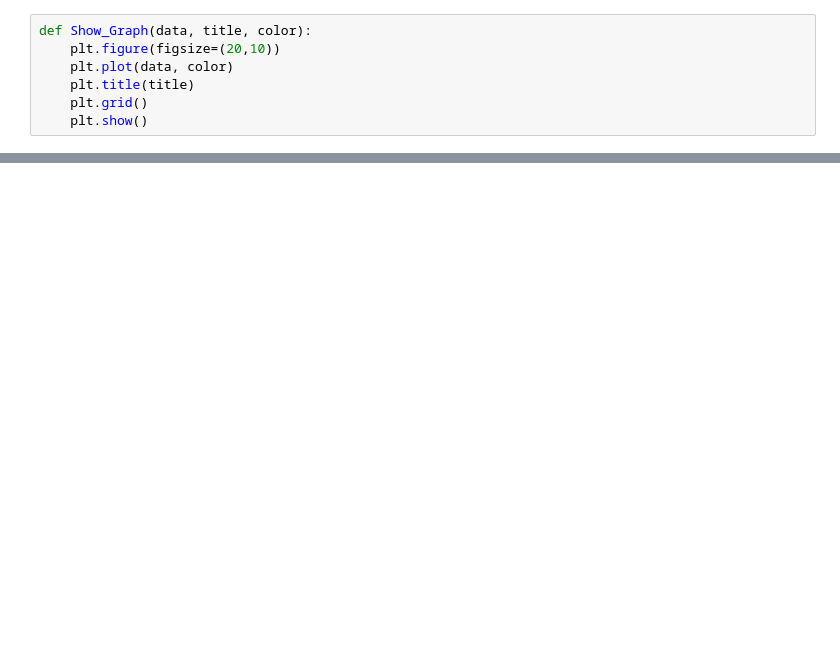
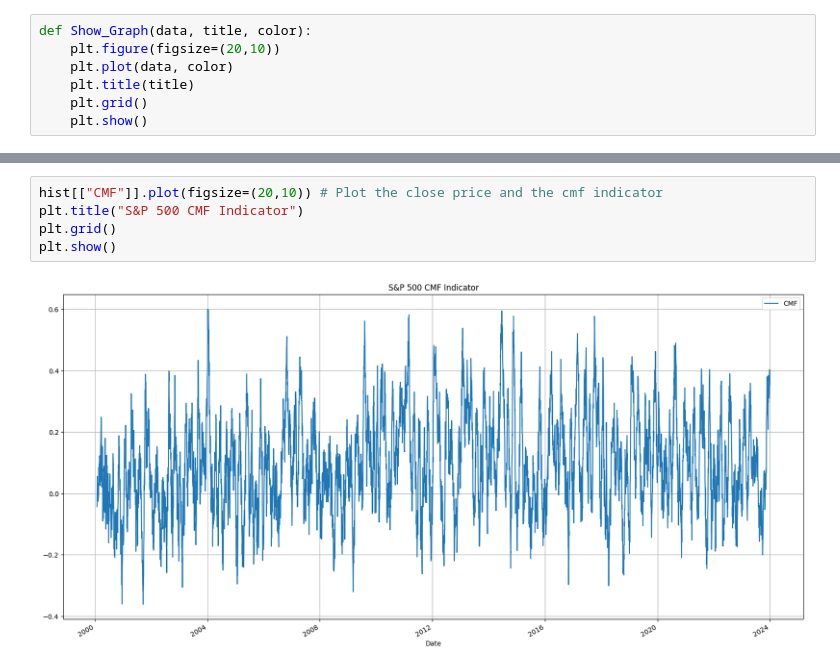
Before and after one commit to MichaelHoha/algo-trding-predictions-s-p-500, a Jupyter notebook: Algo_Trading.ipynb, the cells around one changed output, grey strips where cells are left out. Drawn from its saved outputs; the diff is of its cells as text; blank space fills up the shorter version.

```diff
--- a/Algo_Trading.ipynb
+++ b/Algo_Trading.ipynb
@@ -76,0 +318,7 @@ Show_Graph(vix_close, "VIX Closing price last 1000 days", 'Orange')
+# %%
+hist[["CMF"]].plot(figsize=(20,10)) # Plot the close price and the cmf indicator
+plt.title("S&P 500 CMF Indicator")
+plt.grid()
+plt.show()
+# %% [output]
+[figure, added]
```
Also changed, not shown: parts of 37 cells of this notebook.
